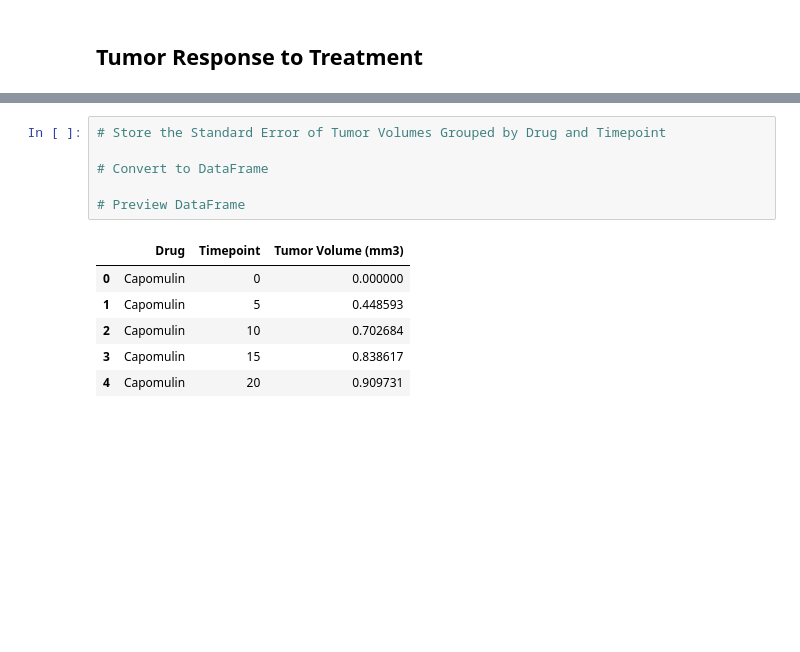
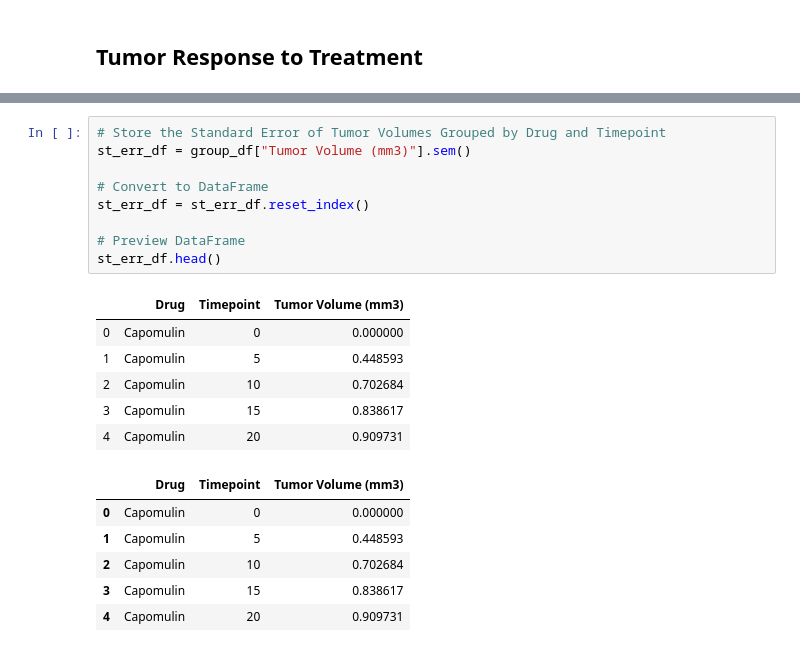
Before and after one commit to phamkdaniel/Pymaceuticals, a Jupyter notebook: pymaceuticals_starter.ipynb, the cells around one changed output, grey strips where cells are left out. Saved outputs shown, nothing was run; the diff lists cells and outputs as text; blank space fills up the shorter version.

```diff
--- a/pymaceuticals_starter.ipynb
+++ b/pymaceuticals_starter.ipynb
@@ -88,9 +60,19 @@ dtype: float64
 # %%
 # Store the Standard Error of Tumor Volumes Grouped by Drug and Timepoint
+st_err_df = group_df["Tumor Volume (mm3)"].sem()
 
 # Convert to DataFrame
+st_err_df = st_err_df.reset_index()
 
 # Preview DataFrame
+st_err_df.head()
+# %% [output]
+|  | Drug | Timepoint | Tumor Volume (mm3) |
+| 0 | Capomulin | 0 | 0.000000 |
+| 1 | Capomulin | 5 | 0.448593 |
+| 2 | Capomulin | 10 | 0.702684 |
+| 3 | Capomulin | 15 | 0.838617 |
+| 4 | Capomulin | 20 | 0.909731 |
 # %%
 # %% [output]
 |  | Drug | Timepoint | Tumor Volume (mm3) |
```
Also changed, not shown: parts of 5 cells of this notebook.
